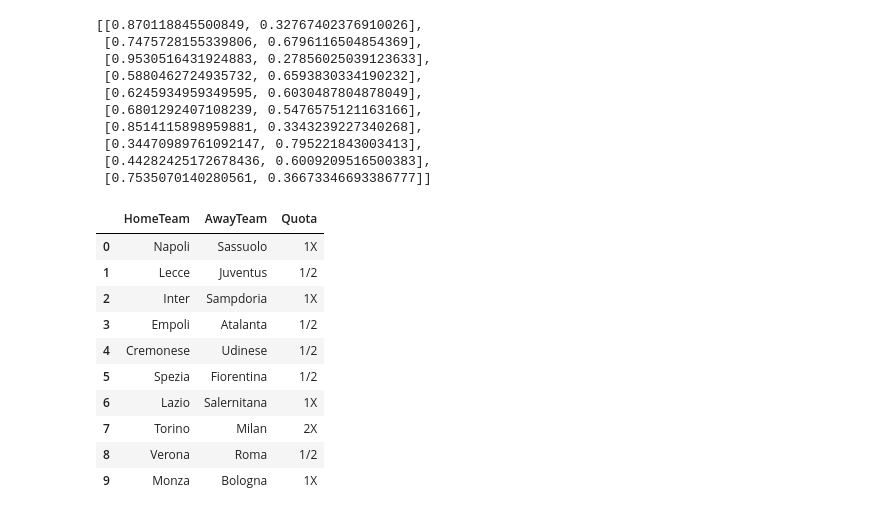
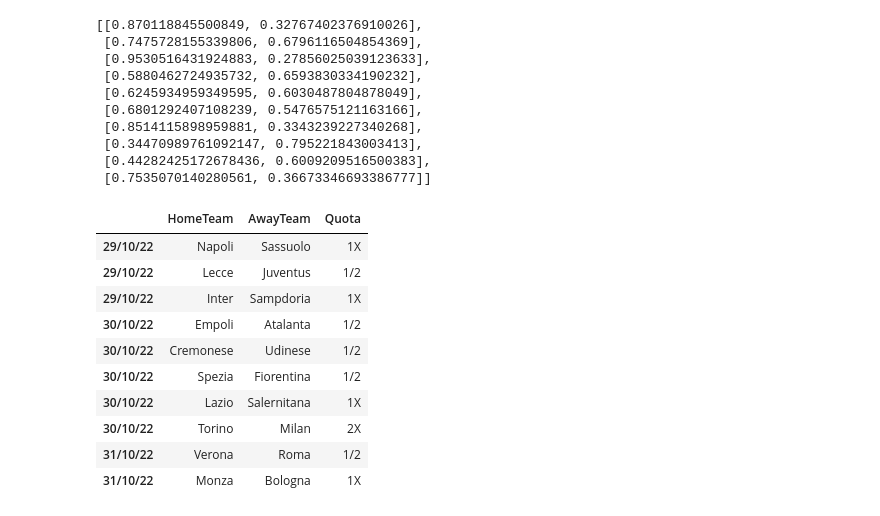
Before and after one commit to MattiaGatto/football-match-betting-predictions, a Jupyter notebook: prediction_result_of_football_match.ipynb, the cells around one changed output. Saved outputs shown, nothing was run; the diff lists cells and outputs as text; code cells hidden in the pictures.

```diff
--- a/prediction_result_of_football_match.ipynb
+++ b/prediction_result_of_football_match.ipynb
@@ -1628,10 +1628,12 @@ new_pred_ds
 | 9 | 1.667174e+09 | 33 | 6 | 2.20 | 3.40 | 3.20 | 2.25 | 3.40 | 3.10 | 2.25 | ... | ... |
 10 rows × 21 columns
 # %%
+from datetime import datetime
 new_pred_ds_scaler=pd.DataFrame(scaler.transform(new_pred_ds))
 new_pred_ds_scaler_pred=final_model.predict(new_pred_ds_scaler)
 print(new_pred_ds_scaler_pred)
 new_pred_ds_valid['Quota']=new_pred_ds_scaler_pred
+new_pred_ds_valid.index=list(map(lambda x: datetime.fromtimestamp(x).strftime('%d/%m/%y') , new_pred_ds['Date']))
 new_pred_ds_valid
 # %% [output]
 ['1' 'X' '1' '2' '1' '1' '1' '2' '2' '1']
@@ -1683,24 +1685,25 @@ new_pred_ds_scaler_pred_proba_1X_2X
 # %%
 ris=[]
 for pr in new_pred_ds_scaler_pred_proba_1X_2X:
   if abs(pr[0]-pr[1])<=0.35:
     ris.append('1/2')
   else:
     if pr[0]>pr[1]:
       ris.append('1X')
     else:
       ris.append('2X')
 new_pred_ds_valid['Quota']=ris
+new_pred_ds_valid.index=list(map(lambda x: datetime.fromtimestamp(x).strftime('%d/%m/%y') , new_pred_ds['Date']))
 new_pred_ds_valid
 # %% [output]
 |  | HomeTeam | AwayTeam | Quota |
-| 0 | Napoli | Sassuolo | 1X |
-| 1 | Lecce | Juventus | 1/2 |
-| 2 | Inter | Sampdoria | 1X |
-| 3 | Empoli | Atalanta | 1/2 |
-| 4 | Cremonese | Udinese | 1/2 |
-| 5 | Spezia | Fiorentina | 1/2 |
-| 6 | Lazio | Salernitana | 1X |
-| 7 | Torino | Milan | 2X |
-| 8 | Verona | Roma | 1/2 |
-| 9 | Monza | Bologna | 1X |
+| 29/10/22 | Napoli | Sassuolo | 1X |
+| 29/10/22 | Lecce | Juventus | 1/2 |
+| 29/10/22 | Inter | Sampdoria | 1X |
+| 30/10/22 | Empoli | Atalanta | 1/2 |
+| 30/10/22 | Cremonese | Udinese | 1/2 |
+| 30/10/22 | Spezia | Fiorentina | 1/2 |
+| 30/10/22 | Lazio | Salernitana | 1X |
+| 30/10/22 | Torino | Milan | 2X |
+| 31/10/22 | Verona | Roma | 1/2 |
+| 31/10/22 | Monza | Bologna | 1X |
```
Also changed, not shown: parts of 4 cells of this notebook.
